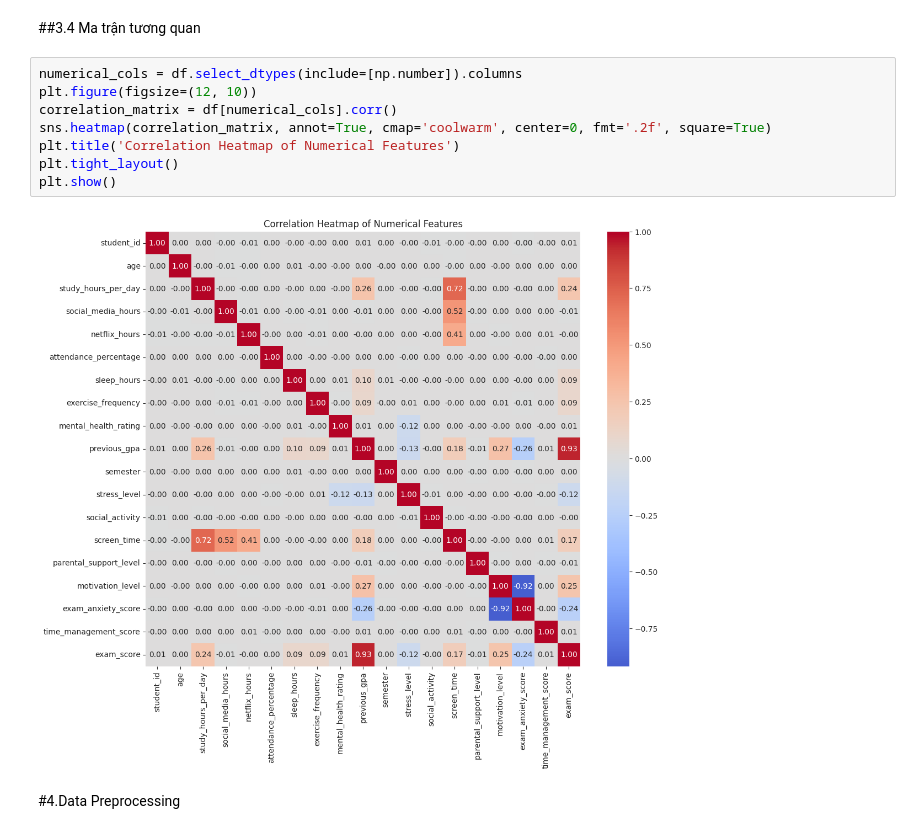
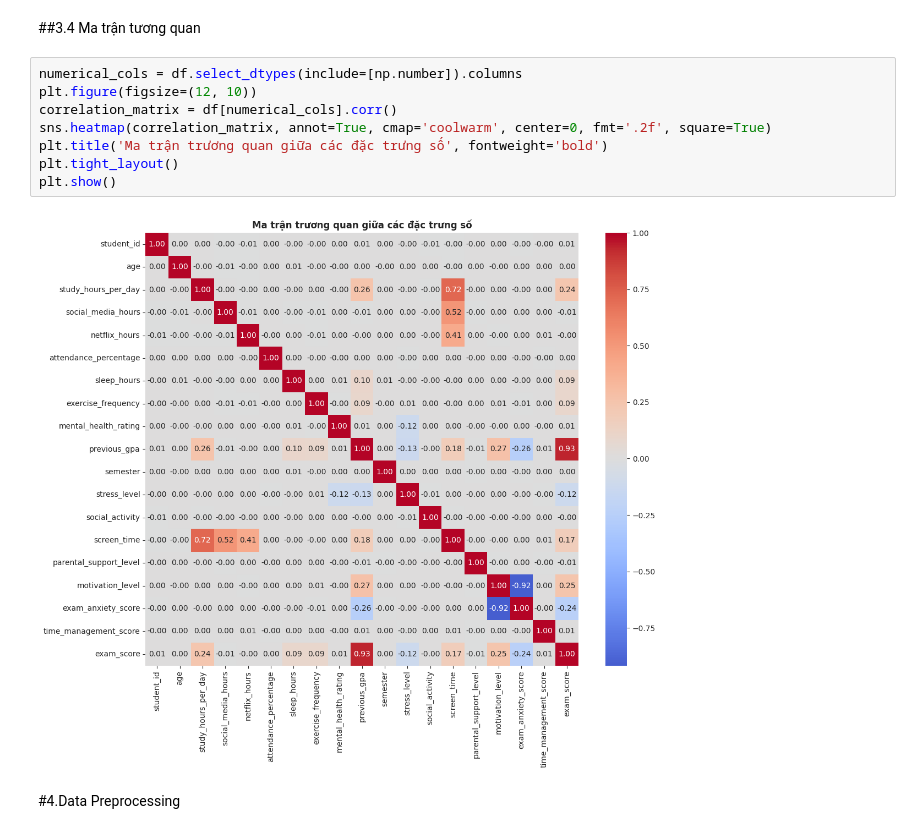
Before and after one commit to Vo-Hao250604/Student-Habits-and-Academic-Performance-Analysis, a Jupyter notebook: Student_Habits_and_Academic_Performance_Analysis.ipynb, the cells around one changed output. Saved outputs shown, nothing was run; the diff lists cells and outputs as text.

```diff
--- a/Student_Habits_and_Academic_Performance_Analysis.ipynb
+++ b/Student_Habits_and_Academic_Performance_Analysis.ipynb
@@ -454,13 +454,13 @@ plt.show()
 # %%
 numerical_cols = df.select_dtypes(include=[np.number]).columns
 plt.figure(figsize=(12, 10))
 correlation_matrix = df[numerical_cols].corr()
 sns.heatmap(correlation_matrix, annot=True, cmap='coolwarm', center=0, fmt='.2f', square=True)
-plt.title('Correlation Heatmap of Numerical Features')
+plt.title('Ma trận trương quan giữa các đặc trưng số', fontweight='bold')
 plt.tight_layout()
 plt.show()
 # %% [output]
-[figure, old version]
+[figure, new version]
 # %% [markdown]
 #4.Data Preprocessing
 # %% [markdown]
```
Also changed, not shown: parts of 19 cells of this notebook.
